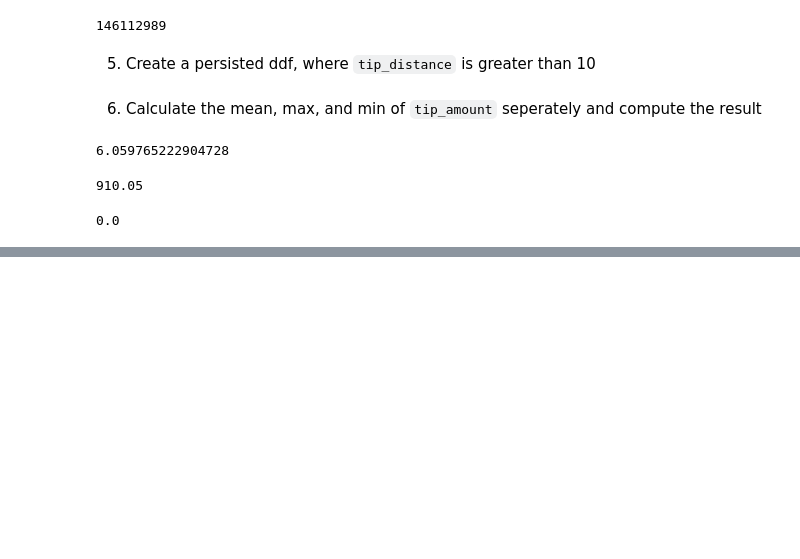
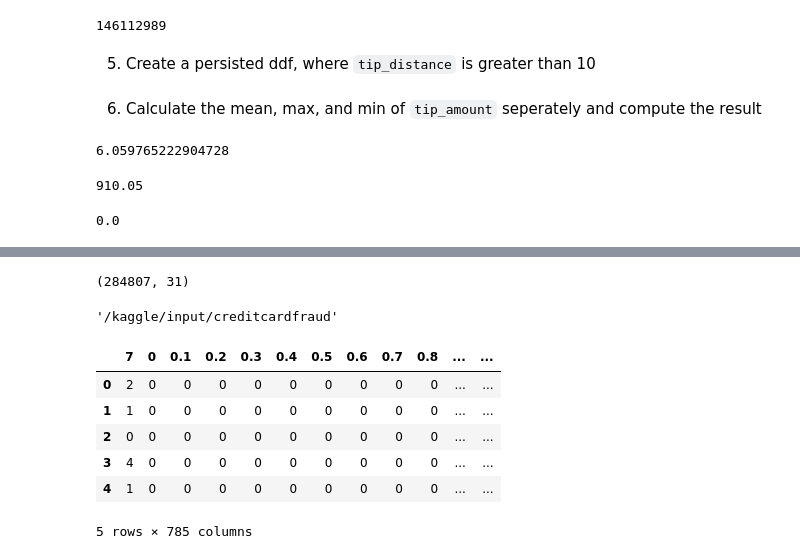
Before and after one commit to nebachadnassar/GWU-DNSC-4211, a Jupyter notebook: public/Class_07/Exercisess_w_Answers.ipynb, the cells around one changed output, grey strips where cells are left out. Saved outputs shown, nothing was run; the diff lists cells and outputs as text; code cells hidden in the pictures; blank space fills up the shorter version.

```diff
--- a/public/Class_07/Exercisess_w_Answers.ipynb
+++ b/public/Class_07/Exercisess_w_Answers.ipynb
@@ -66,0 +115,8 @@ long_trips["tip_amount"].min().compute()
+# %%
+df.shape
+# %% [output]
+(284807, 31)
+# %%
+path
+# %% [output]
+'/kaggle/input/creditcardfraud'
@@ -66,0 +125,12 @@ long_trips["tip_amount"].min().compute()
+# %%
+ddf = dd.read_csv('sample_data/mnist_test.csv').compute()
+# %%
+ddf.head()
+# %% [output]
+|  | 7 | 0 | 0.1 | 0.2 | 0.3 | 0.4 | 0.5 | 0.6 | 0.7 | 0.8 | ... | ... |
+| 0 | 2 | 0 | 0 | 0 | 0 | 0 | 0 | 0 | 0 | 0 | ... | ... |
+| 1 | 1 | 0 | 0 | 0 | 0 | 0 | 0 | 0 | 0 | 0 | ... | ... |
+| 2 | 0 | 0 | 0 | 0 | 0 | 0 | 0 | 0 | 0 | 0 | ... | ... |
+| 3 | 4 | 0 | 0 | 0 | 0 | 0 | 0 | 0 | 0 | 0 | ... | ... |
+| 4 | 1 | 0 | 0 | 0 | 0 | 0 | 0 | 0 | 0 | 0 | ... | ... |
+5 rows × 785 columns
```
Also changed, not shown: parts of 7 cells of this notebook, 2 other files.
